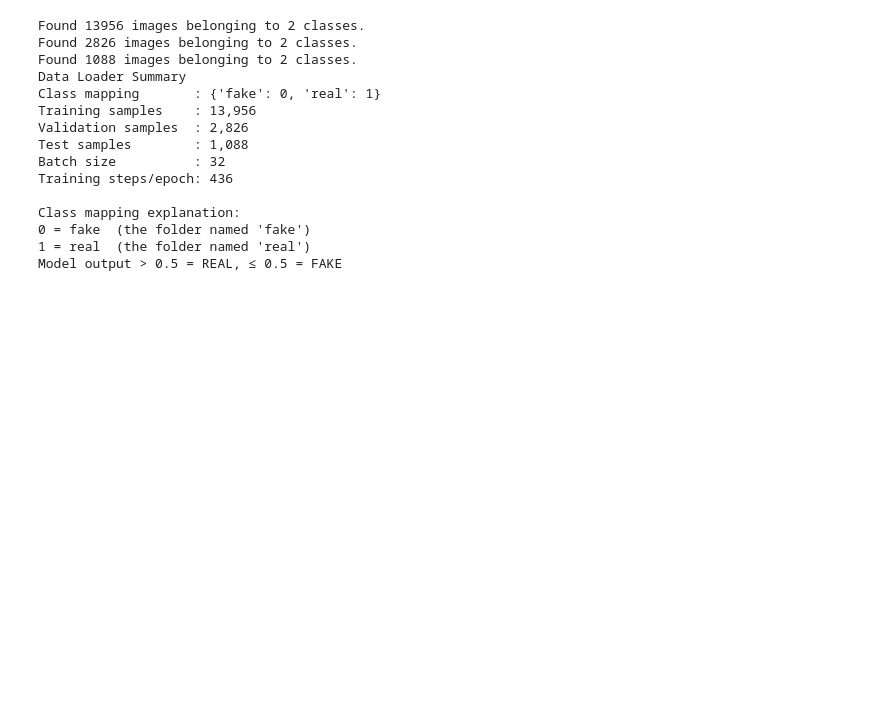
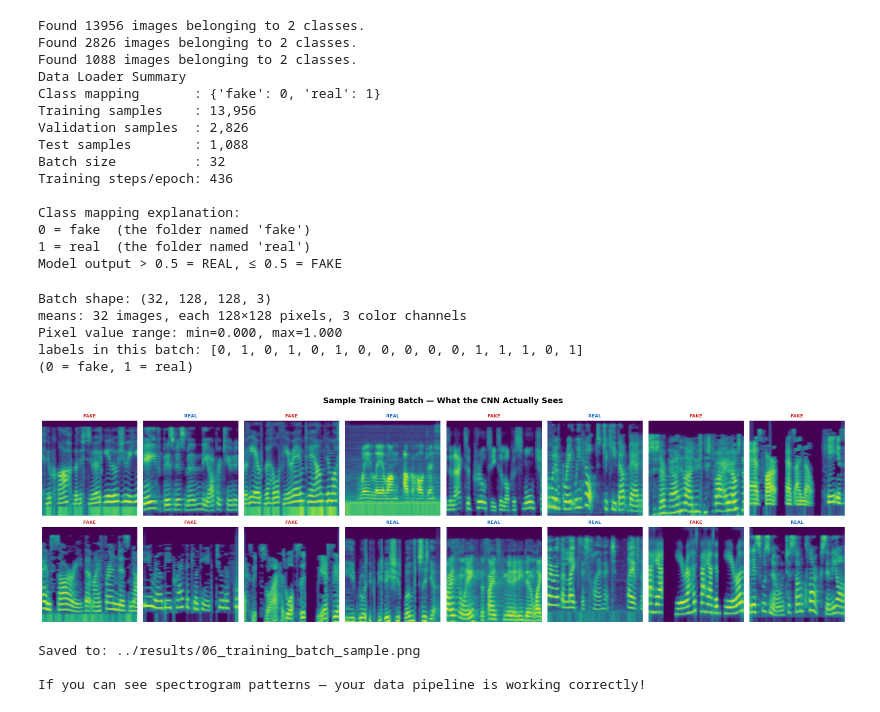
Before and after one commit to Surabhi0055/vocal-armor, a Jupyter notebook: notebooks/02_model_training.ipynb, the cells around one changed output. Saved outputs shown, nothing was run; the diff lists cells and outputs as text; code cells hidden in the pictures; blank space fills up the shorter version.

Commit message:
CNN setup and visual sanity check

```diff
--- a/notebooks/02_model_training.ipynb
+++ b/notebooks/02_model_training.ipynb
@@ -180,3 +180,43 @@ Class mapping explanation:
 0 = fake  (the folder named 'fake')
 1 = real  (the folder named 'real')
 Model output > 0.5 = REAL, ≤ 0.5 = FAKE
+# %%
+sample_images, sample_labels = next(train_generator)
+print(f"Batch shape: {sample_images.shape}")
+print(f"means: {sample_images.shape[0]} images, each {sample_images.shape[1]}×{sample_images.shape[2]} pixels, {sample_images.shape[3]} color channels")
+print(f"Pixel value range: min={sample_images.min():.3f}, max={sample_images.max():.3f}")
+print(f"labels in this batch: {sample_labels[:16].astype(int).tolist()}")
+print(f"(0 = fake, 1 = real)")
+# ── Plot first 16 images
+label_names = {v: k for k, v in train_generator.class_indices.items()}
+colors      = {"fake": "#D32F2F", "real": "#1565C0"}
+
+fig, axes = plt.subplots(2, 8, figsize=(20, 6))
+fig.suptitle("Sample Training Batch — What the CNN Actually Sees",
+             fontsize=14, fontweight="bold")
+
+for i, ax in enumerate(axes.flat):
+    if i < len(sample_images):
+        ax.imshow(sample_images[i])
+        label_name = label_names[int(sample_labels[i])]
+        ax.set_title(label_name.upper(), fontsize=8,
+                     color=colors[label_name], fontweight="bold")
+    ax.axis("off")
+
+plt.tight_layout()
+save_path = RESULTS_DIR / "06_training_batch_sample.png"
+plt.savefig(save_path, dpi=150, bbox_inches="tight")
+plt.show()
+print(f"Saved to: {save_path}")
+print()
+print("If you can see spectrogram patterns — your data pipeline is working correctly!")
+# %% [output]
+Batch shape: (32, 128, 128, 3)
+means: 32 images, each 128×128 pixels, 3 color channels
+Pixel value range: min=0.000, max=1.000
+labels in this batch: [0, 1, 0, 1, 0, 1, 0, 0, 0, 0, 0, 1, 1, 1, 0, 1]
+(0 = fake, 1 = real)
+[figure, added]
+Saved to: ../results/06_training_batch_sample.png
+
+If you can see spectrogram patterns — your data pipeline is working correctly!
```
Also changed, not shown: 1 other file.
